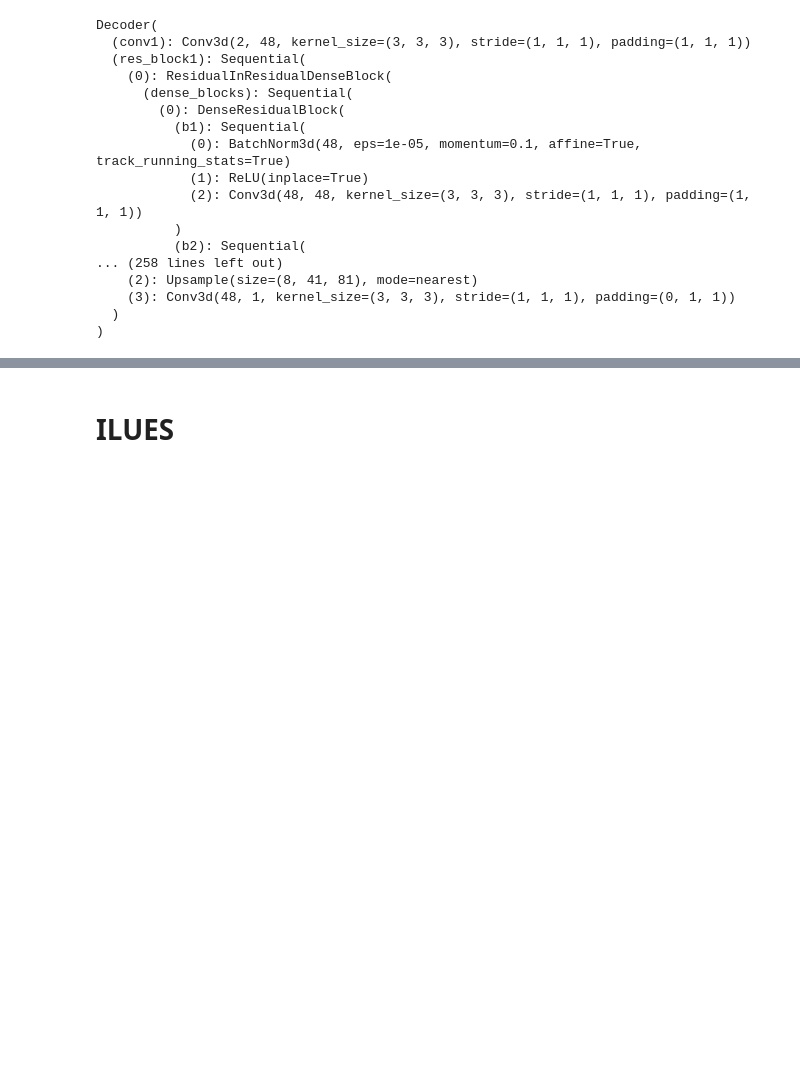
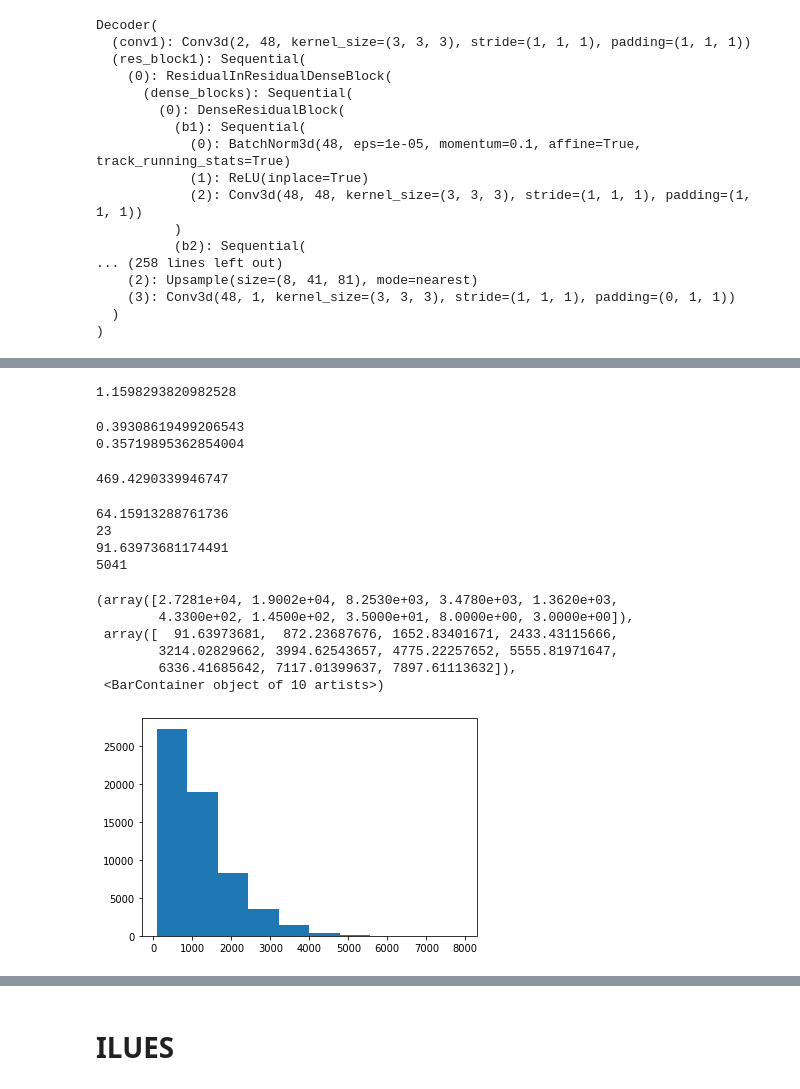
Before and after one commit to ZitongZhou/react_inverse, a Jupyter notebook: ILUES_surrogate.ipynb, the cells around one changed output, grey strips where cells are left out. Saved outputs shown, nothing was run; the diff lists cells and outputs as text; code cells hidden in the pictures; blank space fills up the shorter version.

```diff
--- a/ILUES_surrogate.ipynb
+++ b/ILUES_surrogate.ipynb
@@ -744,0 +1244,71 @@ Loaded pre-trained model: /content/drive/MyDrive/react_inverse/Bayesian_DenseED/
+# %%
+np.sum((meas_data_6 - obs)**2)
+# %% [output]
+1.1598293820982528
+# %%
+start = time.time()
+for j in range(N):
+    np.random.seed(j)
+    test_kd_latent = np.random.randn(924).reshape((-1, nf, d, h, w))
+print(time.time()-start)
+start = time.time()
+test_kd_latent = np.random.randn(924*N).reshape((-1, nf, d, h, w))
+print(time.time()-start)
+# %% [output]
+0.39308619499206543
+0.35719895362854004
+# %%
+N = 24*2500
+ssm_loc = np.zeros(N)
+decoder.eval()
+n_k=24
+np.random.seed(888)
+test_kd_latent = np.random.randn(924*N).reshape((-1, nf, d, h, w))
+# start = time.time()
+for j in tqdm(range(N//n_k)):
+    kd_latent = Tensor(test_kd_latent[j*n_k:(j+1)*n_k]).to(device)
+    log_K = decoder(kd_latent).reshape(-1, 6, 41, 81)
+    # if j == 0:
+    #     log_K = Tensor(real_hk).to(device).reshape(-1,6,41,81) + Tensor(np.random.randn(6*41*81).reshape(-1,6,41,81))
+    model.eval()
+
+    source = torch.zeros((n_k, 6, 41, 81,)).to(device)
+    y_prev = torch.zeros((n_k, 6, 41, 81)).to(device)
+    # obs = torch.zeros((len(Sy_ids)*len(Sx_ids), 10, 120)).to(device)
+
+    x = torch.zeros((n_k, 3, 6, 41, 81)).to(device)
+    x[:,0] = y_prev #this doesnt change time
+    x[:,1] = log_K #this doesnt change time
+    x[:,2] = source #this doesnt change time
+    y = model(x) #this doesnt change time, for 1 log_k, 0:len(Sy_ids)*len(Sx_ids):end
+
+    obs = to_numpy(
+        y[:,1][:,sensor]
+        )
+
+    del x,y,log_K,y_prev,kd_latent, source
+    torch.cuda.empty_cache()
+    for nkk in range(n_k):
+        ssm_loc[j*n_k + nkk] = np.sum((meas_data_6 - obs[nkk].reshape(-1))**2) ##[j*n_k + nkk]
+# print(time.time()-start)
+# %% [output]
+469.4290339946747
+# %%
+print(ssm_loc.min())
+print(ssm_loc.argmin())
+ssm_loc[ssm_loc<80] = 1000.
+print(ssm_loc.min())
+print(ssm_loc.argmin())
+plt.hist(ssm_loc)
+# %% [output]
+64.15913288761736
+23
+91.63973681174491
+5041
+(array([2.7281e+04, 1.9002e+04, 8.2530e+03, 3.4780e+03, 1.3620e+03,
+        4.3300e+02, 1.4500e+02, 3.5000e+01, 8.0000e+00, 3.0000e+00]),
+ array([  91.63973681,  872.23687676, 1652.83401671, 2433.43115666,
+        3214.02829662, 3994.62543657, 4775.22257652, 5555.81971647,
+        6336.41685642, 7117.01399637, 7897.61113632]),
+ <BarContainer object of 10 artists>)
+[figure, added]
```
Also changed, not shown: parts of 147 cells of this notebook.
